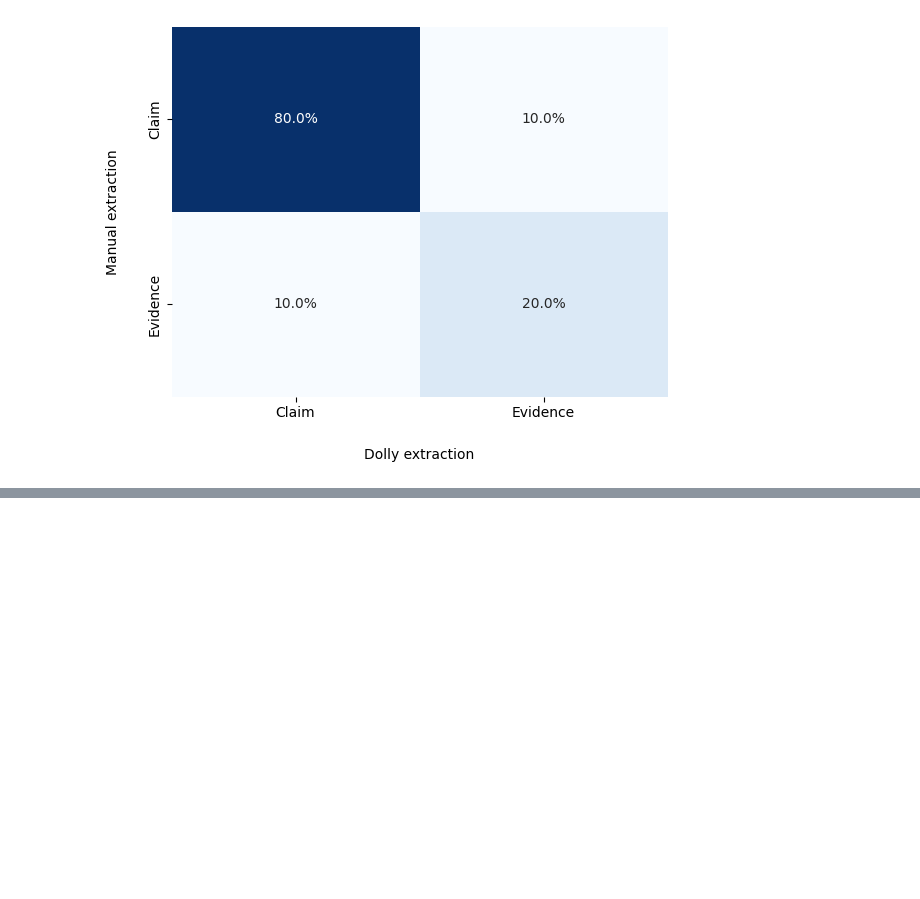
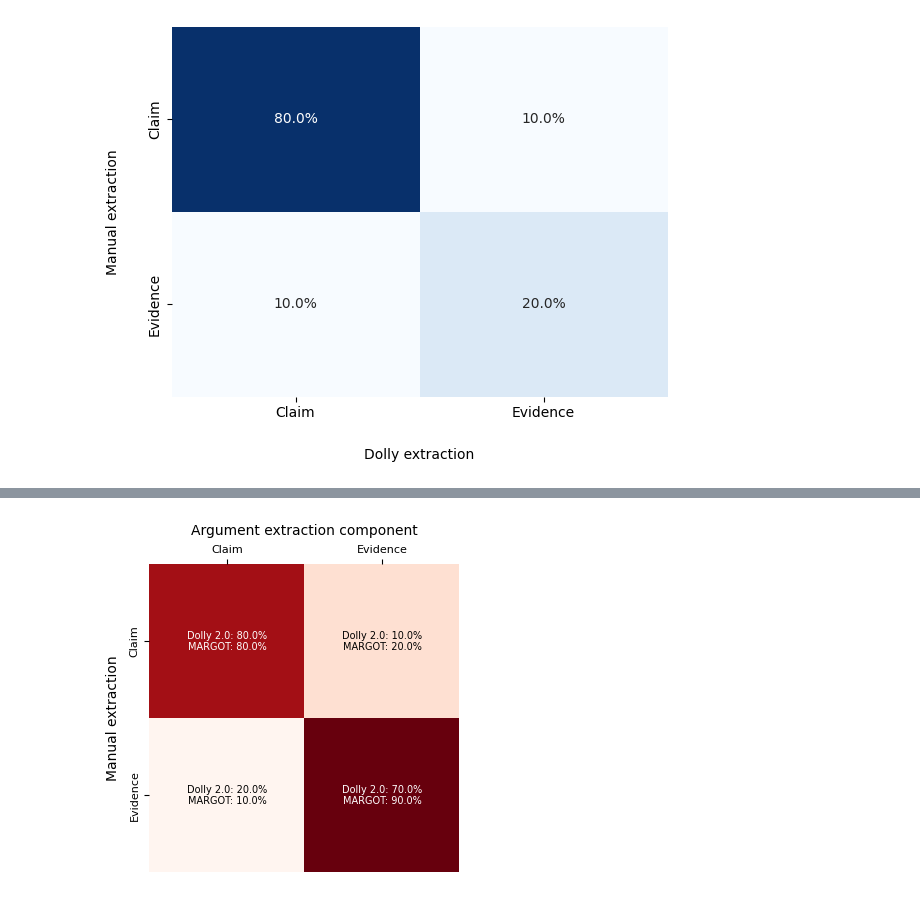
Before and after one commit to himayla/fake_news, a Jupyter notebook: evaluation/evaluation_am.ipynb, the cells around one changed output, grey strips where cells are left out. Saved outputs shown, nothing was run; the diff lists cells and outputs as text; code cells hidden in the pictures; blank space fills up the shorter version.

```diff
--- a/evaluation/evaluation_am.ipynb
+++ b/evaluation/evaluation_am.ipynb
@@ -290,4 +287,40 @@ matrix_dolly = np.array([
 
 matrix_dolly = matrix_dolly / 10 * 100
 matrix_margot = matrix_margot / 10 * 100
+# %%
+labels = ['Claim', 'Evidence']
+
+fig = plt.figure(figsize=(4, 4))
+
+ax = sns.heatmap(matrix_margot,
+            annot=False,
+            cmap='Reds',
+            cbar=False)
+
+ax.set_xticklabels(labels, fontsize=8)
+ax.xaxis.tick_top()
+ax.yaxis.tick_left()
+ax.set_yticklabels(labels, fontsize=8)
+
+text_colors = [['white' if (i == 0 and j == 0) or (i == len(labels) - 1 and j == len(labels) - 1) else 'black'
+                for j in range(len(labels))] for i in range(len(labels))]
+
+for i in range(len(labels)):
+    for j in range(len(labels)):
+        lab = f'Dolly 2.0: {matrix_dolly[i, j]}%\nMARGOT: {matrix_margot[i, j]}%'
+        ax.text(j + 0.5, i + 0.5, lab,
+                ha='center', va='center', color=text_colors[i][j], fontsize=7)
+
+ax.set_xlabel("Argument extraction component", fontsize=10)
+ax.set_ylabel("Manual extraction", fontsize=10)
+ax.xaxis.set_label_position('top')
+ax.xaxis.labelpad = 7
+ax.yaxis.labelpad = 7
+
+
+fig.add_axes(ax)
+
+fig.savefig('confusion.png')
+# %% [output]
+[figure, added]
 # %%
```
Also changed, not shown: parts of 11 cells of this notebook, 23 other files.
